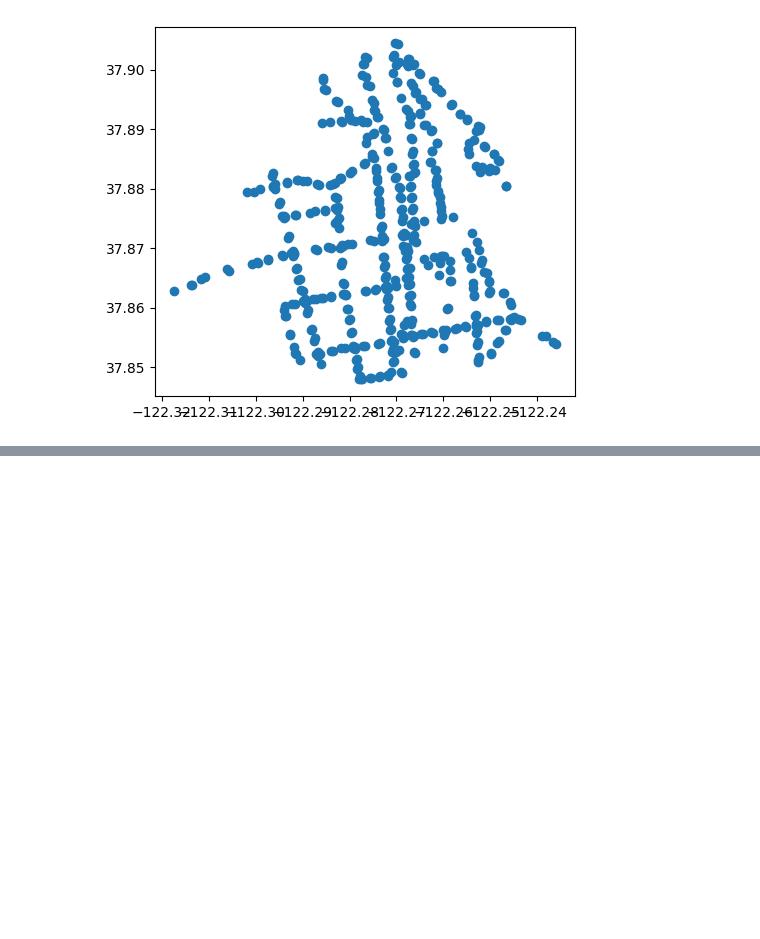
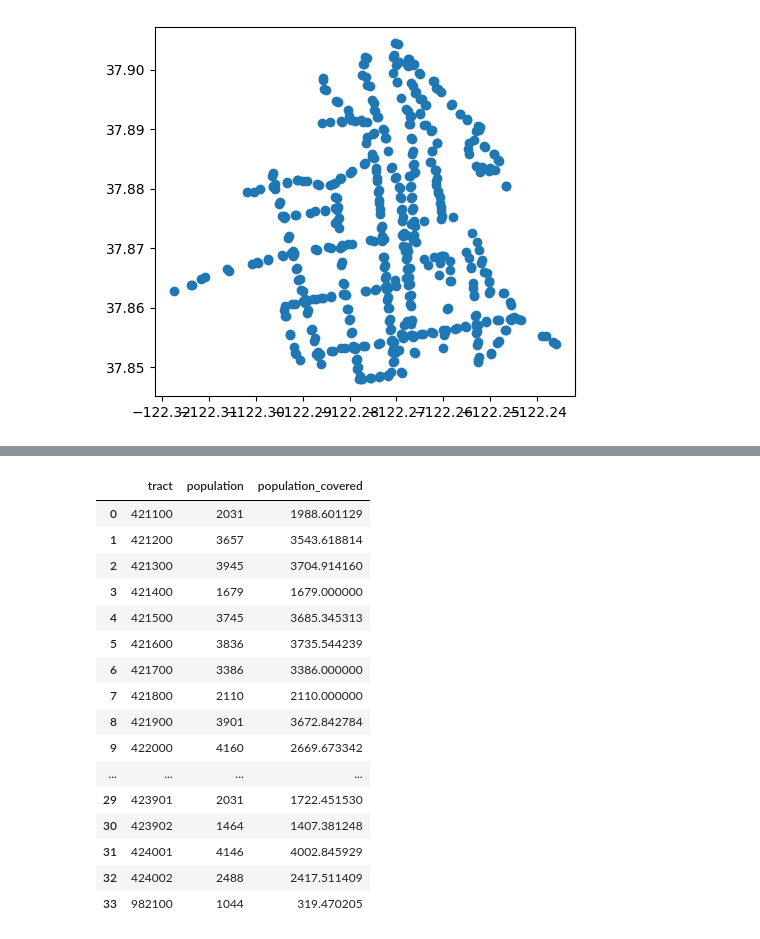
Before and after one commit to lequangvincent/ac-transit-equity, a Jupyter notebook: src/notebooks/exploration.ipynb, the cells around one changed output, grey strips where cells are left out. Drawn from its saved outputs; the diff is of its cells as text; code cells hidden in the pictures; blank space fills up the shorter version.

```diff
--- a/src/notebooks/exploration.ipynb
+++ b/src/notebooks/exploration.ipynb
@@ -46,0 +227,21 @@ berkeley_stops.plot()
+# %%
+tract_population_covered = pd.read_csv("./../../data/clean/tract_population_covered.csv")
+tract_population_covered
+# %% [output]
+|  | tract | population | population_covered |
+| 0 | 421100 | 2031 | 1988.601129 |
+| 1 | 421200 | 3657 | 3543.618814 |
+| 2 | 421300 | 3945 | 3704.914160 |
+| 3 | 421400 | 1679 | 1679.000000 |
+| 4 | 421500 | 3745 | 3685.345313 |
+| 5 | 421600 | 3836 | 3735.544239 |
+| 6 | 421700 | 3386 | 3386.000000 |
+| 7 | 421800 | 2110 | 2110.000000 |
+| 8 | 421900 | 3901 | 3672.842784 |
+| 9 | 422000 | 4160 | 2669.673342 |
+| ... | ... | ... | ... |
+| 29 | 423901 | 2031 | 1722.451530 |
+| 30 | 423902 | 1464 | 1407.381248 |
+| 31 | 424001 | 4146 | 4002.845929 |
+| 32 | 424002 | 2488 | 2417.511409 |
+| 33 | 982100 | 1044 | 319.470205 |
```
Also changed, not shown: parts of 17 cells of this notebook, 8 other files.
